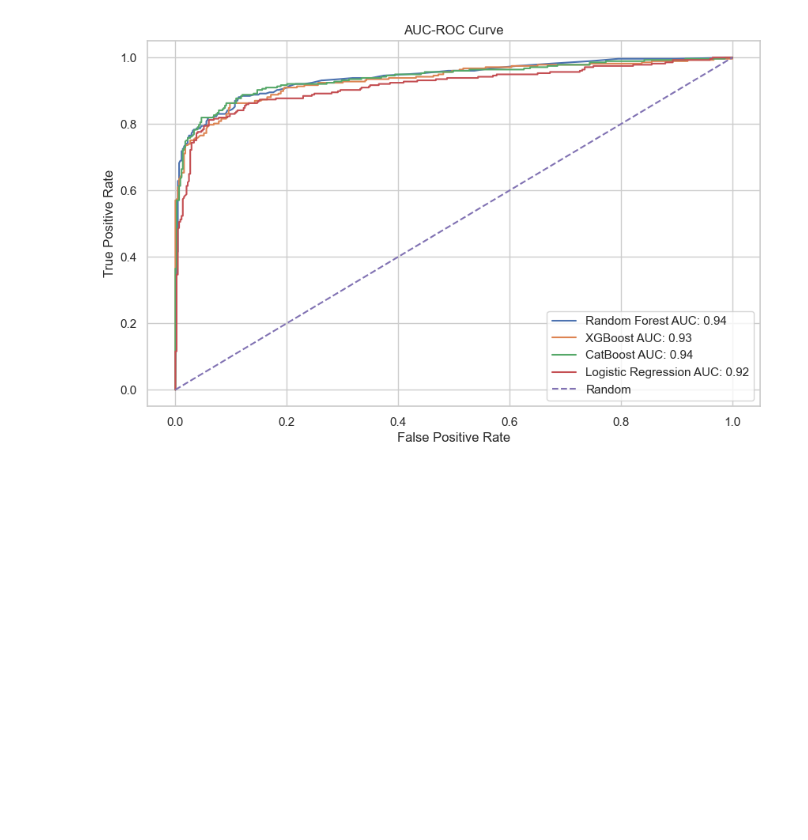
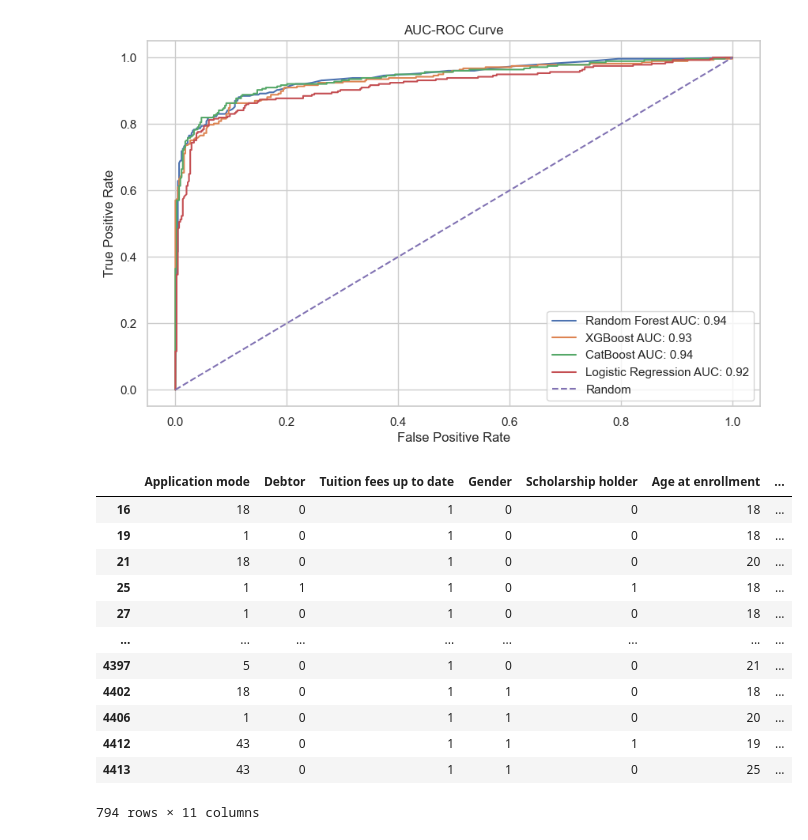
Before and after one commit to cjc2238/HUDK4050, a Jupyter notebook: data_cleaning.ipynb, the cells around one changed output. Drawn from its saved outputs; the diff is of its cells as text; code cells hidden in the pictures; blank space fills up the shorter version.

Commit message:
Added predictions to enrolled students

```diff
--- a/data_cleaning.ipynb
+++ b/data_cleaning.ipynb
@@ -641,3 +641,32 @@ plt.legend()
 plt.show()
 # %% [output]
 [figure]
+# %%
+# generate predictions on students that are enrolled
+df_enrolled = df[df["Target"] == "Enrolled"]
+df_enrolled = df_enrolled.drop("Target", axis=1)
+
+# select only the relevant columns used during training
+df_enrolled = df_enrolled[X.columns]
+
+# make predictions
+y_pred = model1.predict(df_enrolled)
+
+# add the predictions to the dataframe
+df_enrolled["Prediction"] = y_pred
+
+df_enrolled
+# %% [output]
+|  | Application mode | Debtor | Tuition fees up to date | Gender | Scholarship holder | Age at enrollment | ... |
+| 16 | 18 | 0 | 1 | 0 | 0 | 18 | ... |
+| 19 | 1 | 0 | 1 | 0 | 0 | 18 | ... |
+| 21 | 18 | 0 | 1 | 0 | 0 | 20 | ... |
+| 25 | 1 | 1 | 1 | 0 | 1 | 18 | ... |
+| 27 | 1 | 0 | 1 | 0 | 0 | 18 | ... |
+| ... | ... | ... | ... | ... | ... | ... | ... |
+| 4397 | 5 | 0 | 1 | 0 | 0 | 21 | ... |
+| 4402 | 18 | 0 | 1 | 1 | 0 | 18 | ... |
+| 4406 | 1 | 0 | 1 | 1 | 0 | 20 | ... |
+| 4412 | 43 | 0 | 1 | 1 | 1 | 19 | ... |
+| 4413 | 43 | 0 | 1 | 1 | 0 | 25 | ... |
+794 rows × 11 columns
```
Also changed, not shown: parts of 2 cells of this notebook, 3 other files.
